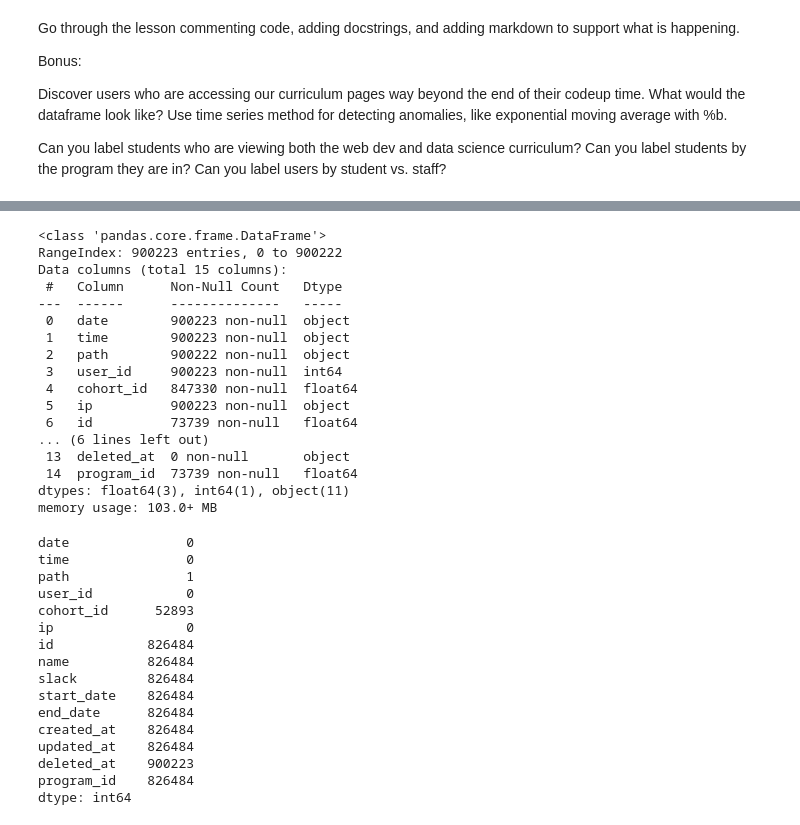
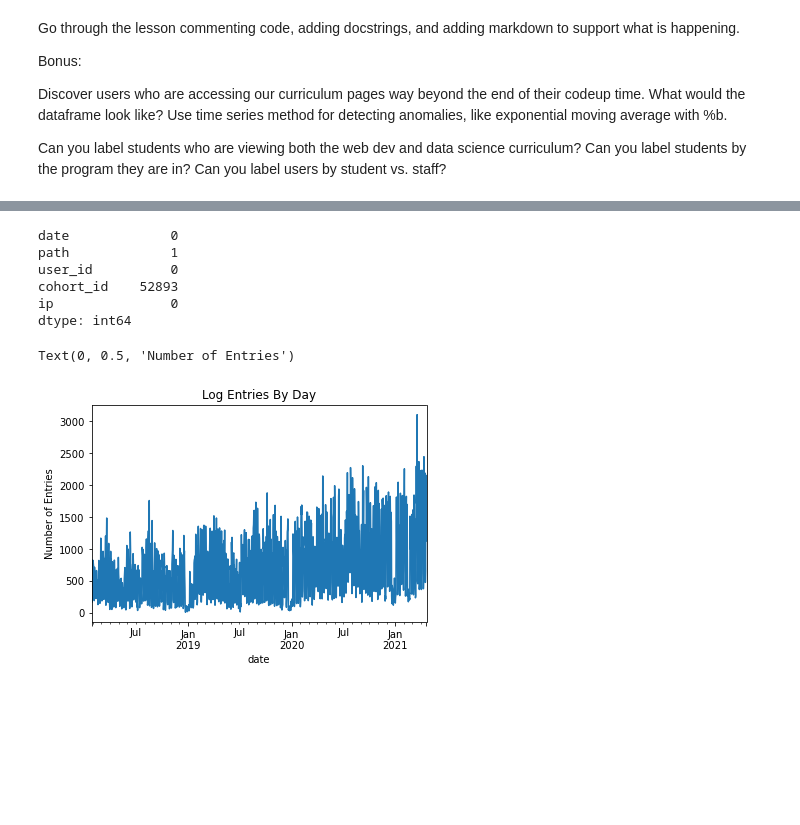
Before and after one commit to jesse-d-marder/anomaly-detection-exercises, a Jupyter notebook: time_series_anomaly_detection.ipynb, the cells around one changed output, grey strips where cells are left out. Saved outputs shown, nothing was run; the diff lists cells and outputs as text; code cells hidden in the pictures; blank space fills up the shorter version.

```diff
--- a/time_series_anomaly_detection.ipynb
+++ b/time_series_anomaly_detection.ipynb
@@ -34,39 +21,26 @@ df.describe()
-# %%
-df.info()
-# %% [output]
-<class 'pandas.core.frame.DataFrame'>
-RangeIndex: 900223 entries, 0 to 900222
-Data columns (total 15 columns):
- #   Column      Non-Null Count   Dtype
----  ------      --------------   -----
- 0   date        900223 non-null  object
- 1   time        900223 non-null  object
- 2   path        900222 non-null  object
- 3   user_id     900223 non-null  int64
- 4   cohort_id   847330 non-null  float64
- 5   ip          900223 non-null  object
- 6   id          73739 non-null   float64
-... (6 lines left out)
- 13  deleted_at  0 non-null       object
- 14  program_id  73739 non-null   float64
-dtypes: float64(3), int64(1), object(11)
-memory usage: 103.0+ MB
+# %%
+# Acquire data from either SQL server or cached csv
+df = acquire.acquire()
+# Prepare data by downselecting columns, converting date to datetime format, changing index to date
+df = prepare.prepare_curriculum(df)
 # %%
+# Not all cohort ids were filled in from the database source
 df.isna().sum()
 # %% [output]
-date               0
-time               0
-path               1
-user_id            0
-cohort_id      52893
-ip                 0
-id            826484
-name          826484
-slack         826484
-start_date    826484
-end_date      826484
-created_at    826484
-updated_at    826484
-deleted_at    900223
-program_id    826484
+date             0
+path             1
+user_id          0
+cohort_id    52893
+ip               0
 dtype: int64
+# %%
+# Resample dataframe daily and take the total count of entries for that day. Save to pages
+pages = df.path.resample('d').count()
+# %%
+# Plot entries by date
+pages.plot()
+plt.title('Log Entries By Day')
+plt.ylabel('Number of Entries')
+# %% [output]
+Text(0, 0.5, 'Number of Entries')
+[figure, added]
```
Also changed, not shown: parts of 5 cells of this notebook, 1 other file.
